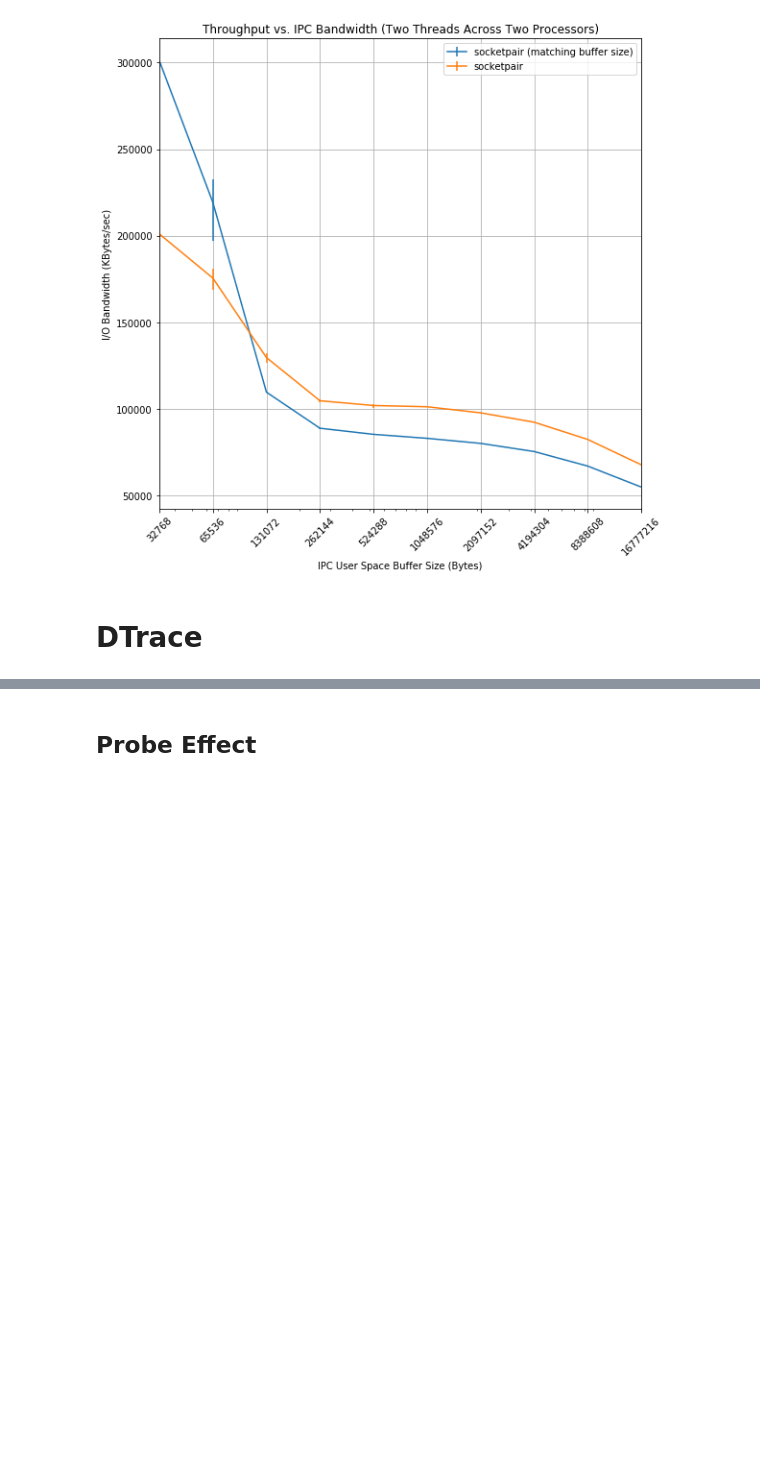
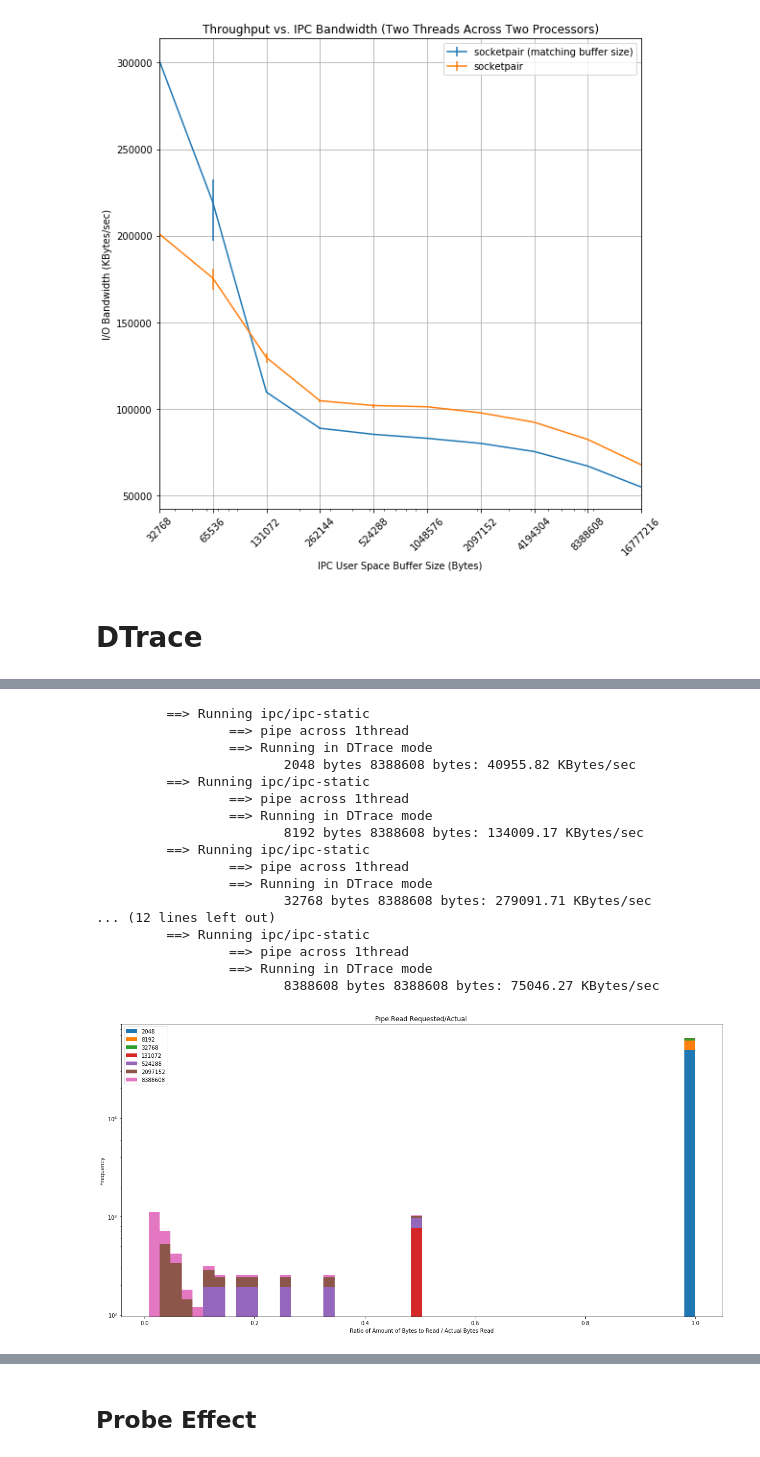
Before and after one commit to Michael137/os, a Jupyter notebook: l41-labs/lab2/lab2.ipynb, the cells around one changed output, grey strips where cells are left out. Drawn from its saved outputs; the diff is of its cells as text; code cells hidden in the pictures; blank space fills up the shorter version.

```diff
--- a/l41-labs/lab2/lab2.ipynb
+++ b/l41-labs/lab2/lab2.ipynb
@@ -903,0 +890,30 @@ for tot_sz in TOT_SIZES:
+# %%
+MODE = "1thread"
+IPC= "pipe"
+results = {}
+for tot_sz in TOT_SIZES:
+    for buf_sz in BUFFER_SIZES:
+        values = [] # Change depending on agg function. E.g. could be init'd to {}
+        benchmark(FLAGS, RUNS, EXE, MODE, IPC, [buf_sz], [tot_sz], dtrace_info = {'agg_fn':pair_agg, 'script':D_rw_returns_pairs})
+        results[buf_sz] = values
+pairs = process_rw_pairs(results)
+graph_rw_pairs(pairs, 'reads', xlabel="Ratio of Amount of Bytes to Read / Actual Bytes Read", ylabel="Frequency", title="Pipe Read Requested/Actual ")
+# %% [output]
+         ==> Running ipc/ipc-static
+                 ==> pipe across 1thread
+                 ==> Running in DTrace mode
+                        2048 bytes 8388608 bytes: 40955.82 KBytes/sec
+         ==> Running ipc/ipc-static
+                 ==> pipe across 1thread
+                 ==> Running in DTrace mode
+                        8192 bytes 8388608 bytes: 134009.17 KBytes/sec
+         ==> Running ipc/ipc-static
+                 ==> pipe across 1thread
+                 ==> Running in DTrace mode
+                        32768 bytes 8388608 bytes: 279091.71 KBytes/sec
+... (12 lines left out)
+         ==> Running ipc/ipc-static
+                 ==> pipe across 1thread
+                 ==> Running in DTrace mode
+                        8388608 bytes 8388608 bytes: 75046.27 KBytes/sec
+[figure, added]
```
Also changed, not shown: parts of 22 cells of this notebook, 2 other files.
